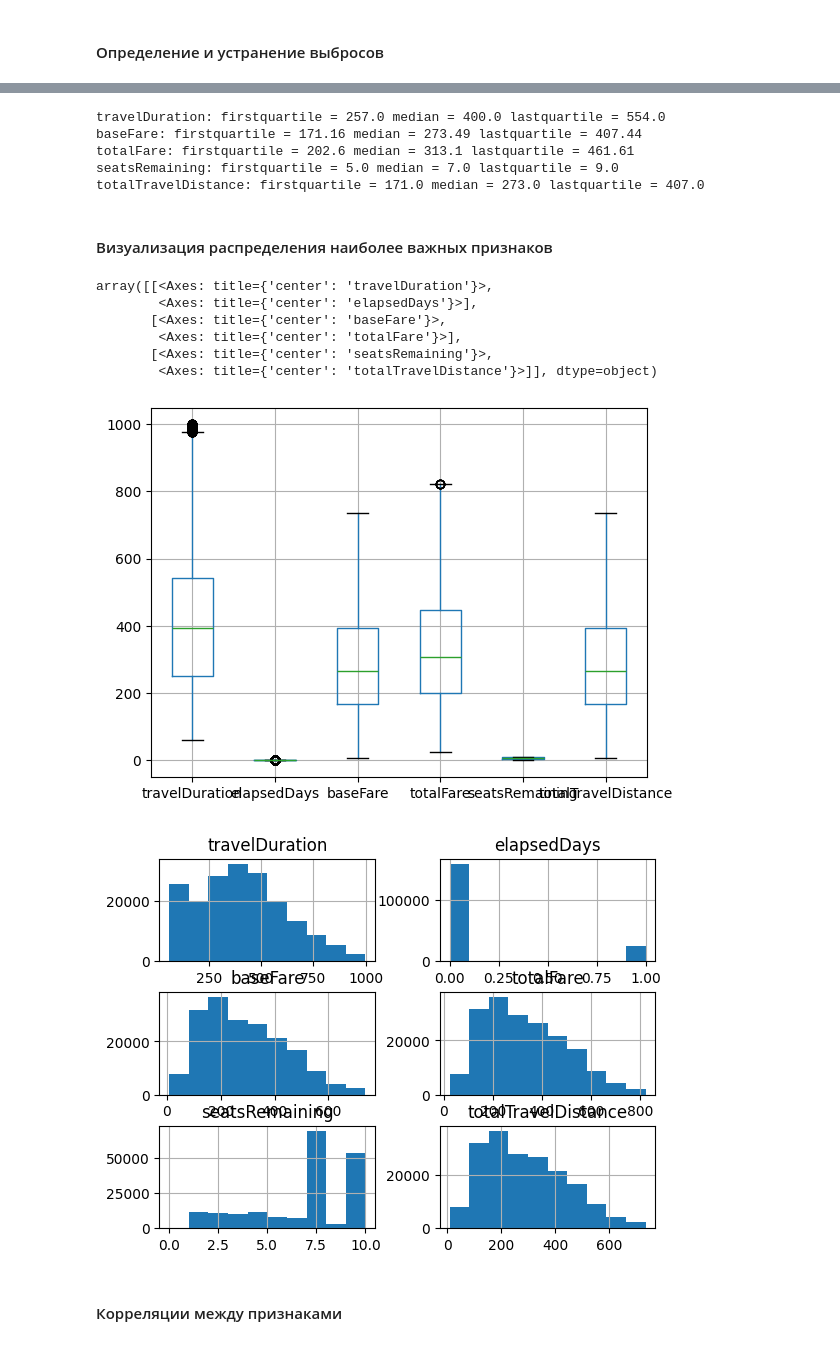
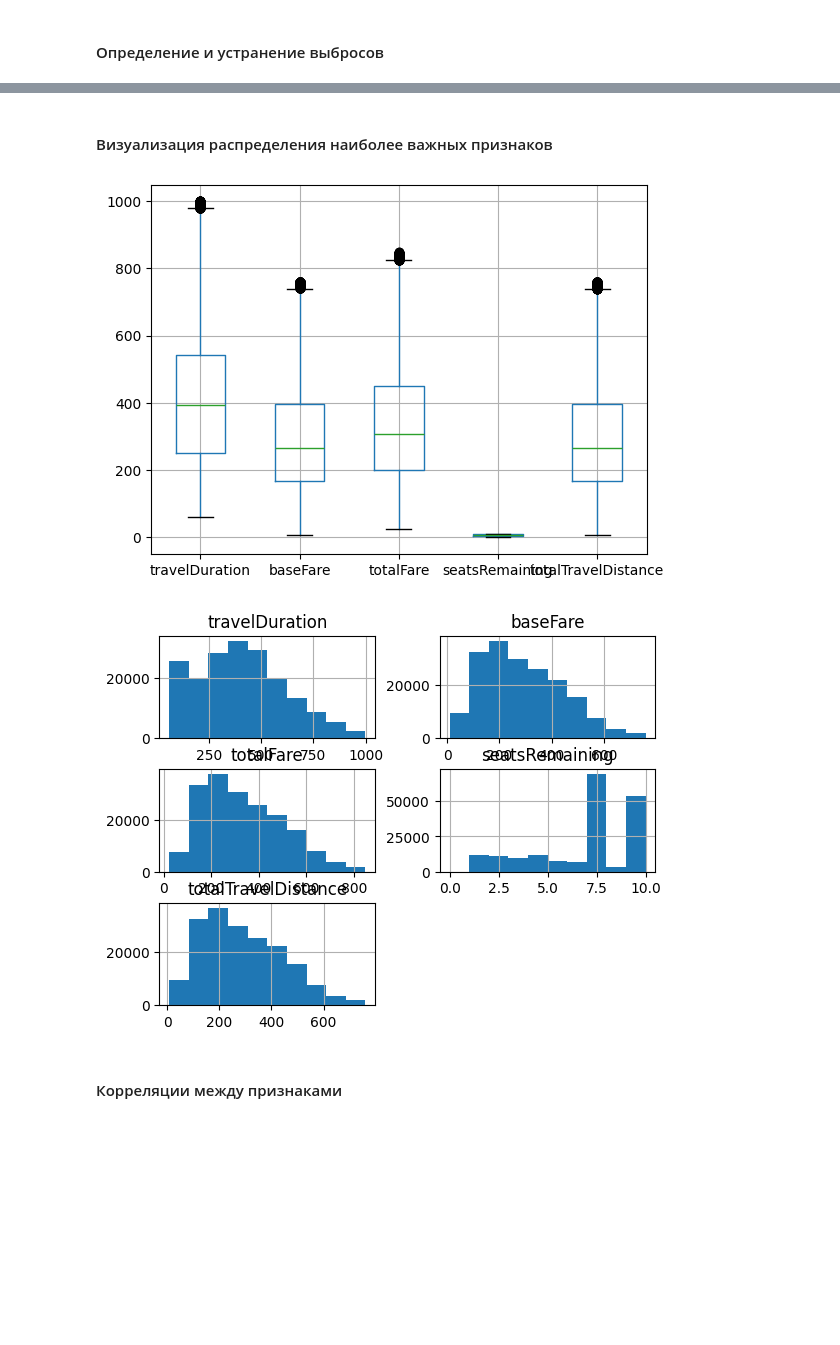
Before and after one commit to Jomsviking34/SOBDLab1, a Jupyter notebook: SOBDLab1-2.ipynb, the cells around one changed output, grey strips where cells are left out. Saved outputs shown, nothing was run; the diff lists cells and outputs as text; code cells hidden in the pictures; blank space fills up the shorter version.

```diff
--- a/SOBDLab1-2.ipynb
+++ b/SOBDLab1-2.ipynb
@@ -102,13 +102,13 @@ only showing top 20 rows
 data1 = data
 columns = ['travelDuration', 'baseFare', 'totalFare', 'seatsRemaining', 'totalTravelDistance']
 for column in columns:
-    q1, q3 = data1.approxQuantile(column, [0.25, 0.75], 0)
+    q1, q2, q3 = data.approxQuantile(column, [0.25, 0.5, 0.75], 0)
+    print(f'{column}: firstquartile = {q1} median = {q2} lastquartile = {q3}')
     IQR = q3 - q1
     lower_bound = q1 - (1.5 * IQR)
     upper_bound = q3 + (1.5 * IQR)
     data1 = data1.filter(data1[column] > lower_bound)
     data1 = data1.filter(data1[column] < upper_bound)
-    print(column)
 
 data1.show()
 # %% [output]
@@ -143,28 +141,12 @@ df.to_csv('data/cleared.csv')
-# %%
-for column in columns:
-    q1, q2, q3 = data.approxQuantile(column, [0.25, 0.5, 0.75], 0)
-    print(f'{column}: firstquartile = {q1} median = {q2} lastquartile = {q3}')
-# %% [output]
-travelDuration: firstquartile = 257.0 median = 400.0 lastquartile = 554.0
-baseFare: firstquartile = 171.16 median = 273.49 lastquartile = 407.44
-totalFare: firstquartile = 202.6 median = 313.1 lastquartile = 461.61
-seatsRemaining: firstquartile = 5.0 median = 7.0 lastquartile = 9.0
-totalTravelDistance: firstquartile = 171.0 median = 273.0 lastquartile = 407.0
 # %% [markdown]
 #### Визуализация распределения наиболее важных признаков
 # %%
 df = data1.toPandas()
-boxpl = df.boxplot(column=['travelDuration','elapsedDays','baseFare','totalFare','seatsRemaining','totalTravelDistance'])
-histpl = df.hist(column=['travelDuration','elapsedDays','baseFare','totalFare','seatsRemaining','totalTravelDistance'])
+boxpl = df.boxplot(column=['travelDuration','baseFare','totalFare','totalTravelDistance'])
+histpl = df.hist(column=['travelDuration','baseFare','totalFare','seatsRemaining','totalTravelDistance'])
 # %% [output]
-array([[<Axes: title={'center': 'travelDuration'}>,
-        <Axes: title={'center': 'elapsedDays'}>],
-       [<Axes: title={'center': 'baseFare'}>,
-        <Axes: title={'center': 'totalFare'}>],
-       [<Axes: title={'center': 'seatsRemaining'}>,
-        <Axes: title={'center': 'totalTravelDistance'}>]], dtype=object)
-[figure, old version]
+[figure, new version]
-[figure, old version]
+[figure, new version]
 # %% [markdown]
 #### Корреляции между признаками
 # %%
```
Also changed, not shown: parts of 4 cells of this notebook, 2 other files.
